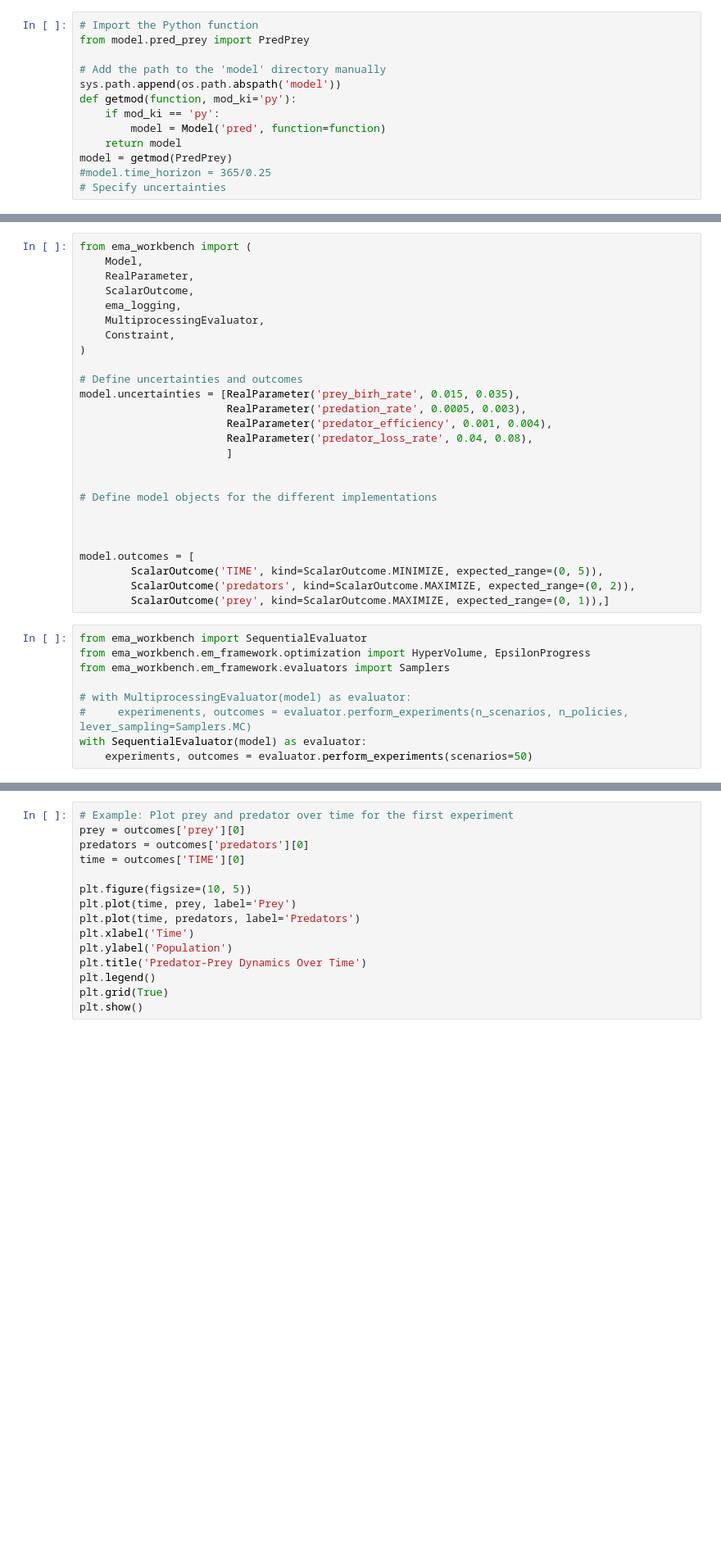
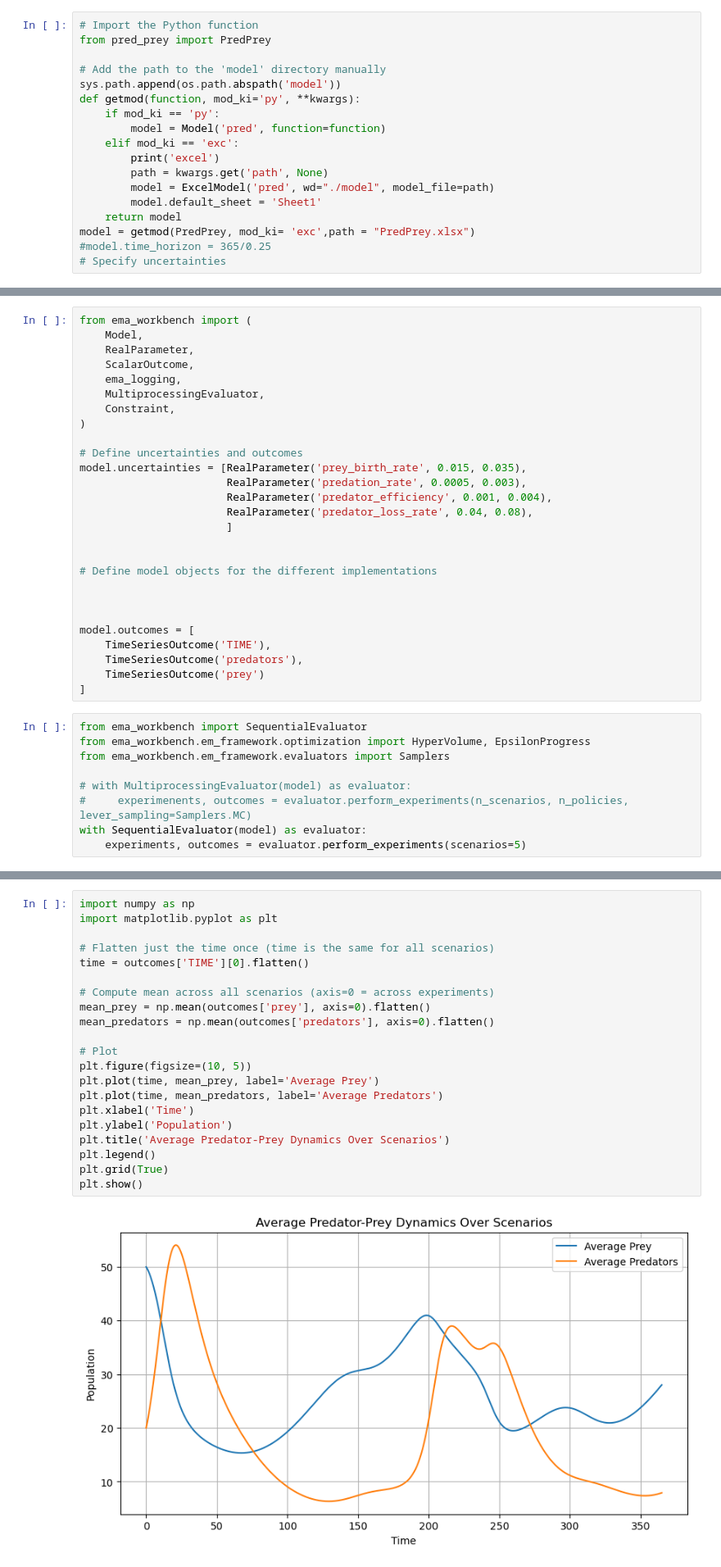
Before and after one commit to juliusj03/epa141A_open, a Jupyter notebook: Week 1-2 - general intro to exploratory modelling/assignment 3 - multimodel_assignment.ipynb, the cells around one changed output, grey strips where cells are left out. Shown: that part at 82% size. Drawn from its saved outputs; the diff is of its cells as text; blank space fills up the shorter version.

```diff
--- a/Week 1-2 - general intro to exploratory modelling/assignment 3 - multimodel_assignment.ipynb
+++ b/Week 1-2 - general intro to exploratory modelling/assignment 3 - multimodel_assignment.ipynb
@@ -52,15 +52,20 @@ import os
 sys.path.append(os.path.abspath('model'))
 # %%
 # Import the Python function
-from model.pred_prey import PredPrey
+from pred_prey import PredPrey
 
 # Add the path to the 'model' directory manually
 sys.path.append(os.path.abspath('model'))
-def getmod(function, mod_ki='py'):
+def getmod(function, mod_ki='py', **kwargs):
     if mod_ki == 'py':
         model = Model('pred', function=function)
+    elif mod_ki == 'exc':
+        print('excel')
+        path = kwargs.get('path', None)
+        model = ExcelModel('pred', wd="./model", model_file=path)
+        model.default_sheet = 'Sheet1'
     return model
-model = getmod(PredPrey)
+model = getmod(PredPrey, mod_ki= 'exc',path = "PredPrey.xlsx")
 #model.time_horizon = 365/0.25
 # Specify uncertainties
 # %% [output]
@@ -76,7 +81,7 @@ from ema_workbench import (
 )
 
 # Define uncertainties and outcomes
-model.uncertainties = [RealParameter('prey_birh_rate', 0.015, 0.035),
+model.uncertainties = [RealParameter('prey_birth_rate', 0.015, 0.035),
                        RealParameter('predation_rate', 0.0005, 0.003),
                        RealParameter('predator_efficiency', 0.001, 0.004),
                        RealParameter('predator_loss_rate', 0.04, 0.08),
@@ -88,9 +93,10 @@ model.uncertainties = [RealParameter('prey_birh_rate', 0.015, 0.035),
 
 
 model.outcomes = [
-        ScalarOutcome('TIME', kind=ScalarOutcome.MINIMIZE, expected_range=(0, 5)),
-        ScalarOutcome('predators', kind=ScalarOutcome.MAXIMIZE, expected_range=(0, 2)),
-        ScalarOutcome('prey', kind=ScalarOutcome.MAXIMIZE, expected_range=(0, 1)),]
+    TimeSeriesOutcome('TIME'),
+    TimeSeriesOutcome('predators'),
+    TimeSeriesOutcome('prey')
+]
 # %%
 from ema_workbench import SequentialEvaluator
 from ema_workbench.em_framework.optimization import HyperVolume, EpsilonProgress
@@ -99,4 +105,4 @@ from ema_workbench.em_framework.evaluators import Samplers
 # with MultiprocessingEvaluator(model) as evaluator:
 #     experimenents, outcomes = evaluator.perform_experiments(n_scenarios, n_policies, lever_sampling=Samplers.MC)
 with SequentialEvaluator(model) as evaluator:
-    experiments, outcomes = evaluator.perform_experiments(scenarios=50)
+    experiments, outcomes = evaluator.perform_experiments(scenarios=5)
@@ -118,15 +109,23 @@ Caused by: TypeError: PredPrey() got an unexpected keyword argument 'prey_birh_r
 # %%
-# Example: Plot prey and predator over time for the first experiment
-prey = outcomes['prey'][0]
-predators = outcomes['predators'][0]
-time = outcomes['TIME'][0]
+import numpy as np
+import matplotlib.pyplot as plt
 
+# Flatten just the time once (time is the same for all scenarios)
+time = outcomes['TIME'][0].flatten()
+
+# Compute mean across all scenarios (axis=0 = across experiments)
+mean_prey = np.mean(outcomes['prey'], axis=0).flatten()
+mean_predators = np.mean(outcomes['predators'], axis=0).flatten()
+
+# Plot
 plt.figure(figsize=(10, 5))
-plt.plot(time, prey, label='Prey')
-plt.plot(time, predators, label='Predators')
+plt.plot(time, mean_prey, label='Average Prey')
+plt.plot(time, mean_predators, label='Average Predators')
 plt.xlabel('Time')
 plt.ylabel('Population')
-plt.title('Predator-Prey Dynamics Over Time')
+plt.title('Average Predator-Prey Dynamics Over Scenarios')
 plt.legend()
 plt.grid(True)
 plt.show()
+# %% [output]
+[figure, added]
```
Also changed, not shown: parts of 2 cells of this notebook, 1 other file.
